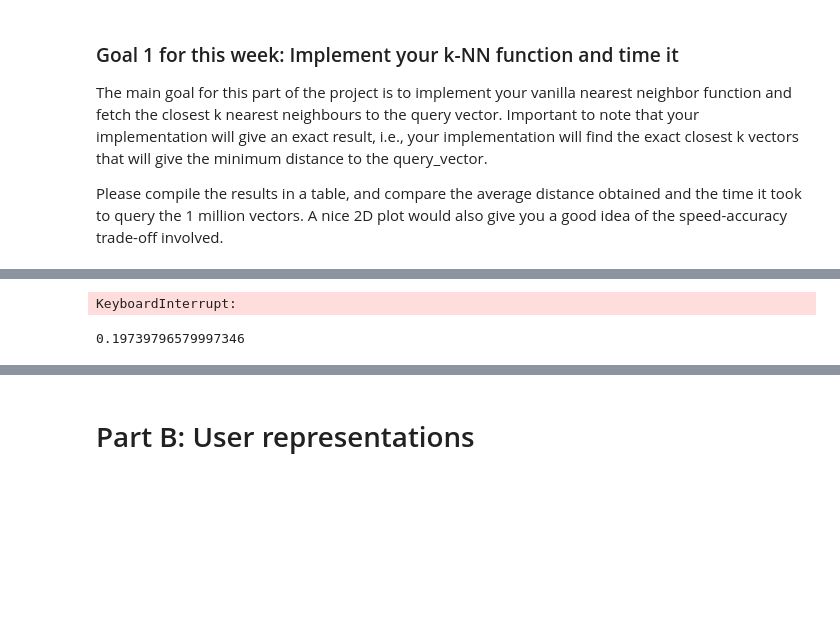
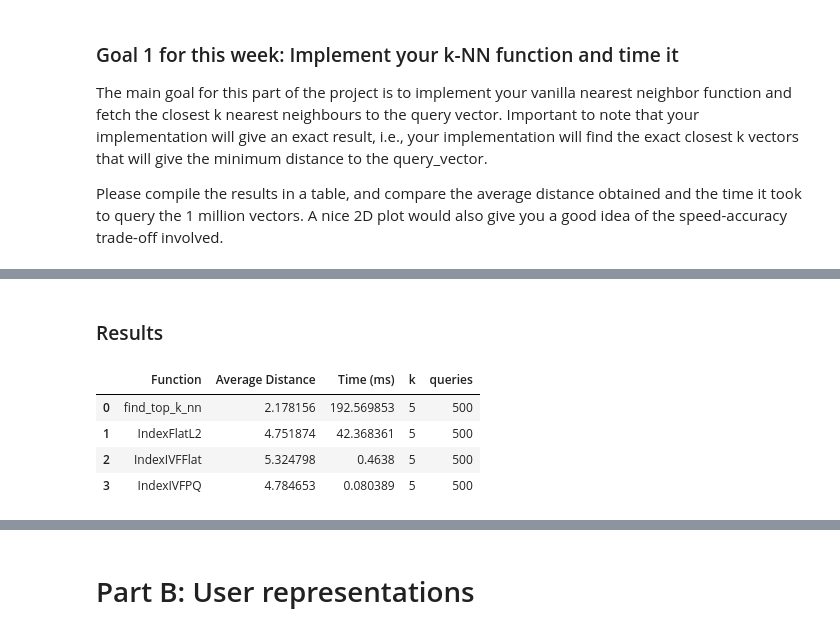
Before and after one commit to eduardo-escoto/corise_recsys_course, a Jupyter notebook: project_3/week3_ann_user_representations.ipynb, the cells around one changed output, grey strips where cells are left out. Cells and saved outputs as stored; diff of their text form; code cells hidden in the pictures; blank space fills up the shorter version.

```diff
--- a/project_3/week3_ann_user_representations.ipynb
+++ b/project_3/week3_ann_user_representations.ipynb
@@ -218,4 +196,0 @@ avg_distances_idx3 = np.array([knn(query_vec, index3.search, k)[0].sum() / k for
-# %%
-avg_distances_find = np.array([knn(query_vec, find_top_k_nn, k)[0].sum() / k for query_vec in xq])
-# %% [output]
-KeyboardInterrupt:
@@ -224,4 +196,0 @@ avg_distances_idx1
-# %%
-timeit.timeit('knn(xq[0], find_top_k_nn, 4)', globals=globals()) / 10
-# %% [output]
-0.19739796579997346
@@ -227,0 +228,10 @@ timeit.timeit('knn(xq[0], find_top_k_nn, 4)', globals=globals()) / 10
+# %% [markdown]
+### Results
+# %%
+results_df
+# %% [output]
+|  | Function | Average Distance | Time (ms) | k | queries |
+| 0 | find_top_k_nn | 2.178156 | 192.569853 | 5 | 500 |
+| 1 | IndexFlatL2 | 4.751874 | 42.368361 | 5 | 500 |
+| 2 | IndexIVFFlat | 5.324798 | 0.4638 | 5 | 500 |
+| 3 | IndexIVFPQ | 4.784653 | 0.080389 | 5 | 500 |
```
Also changed, not shown: parts of 31 cells of this notebook, 1 other file.
